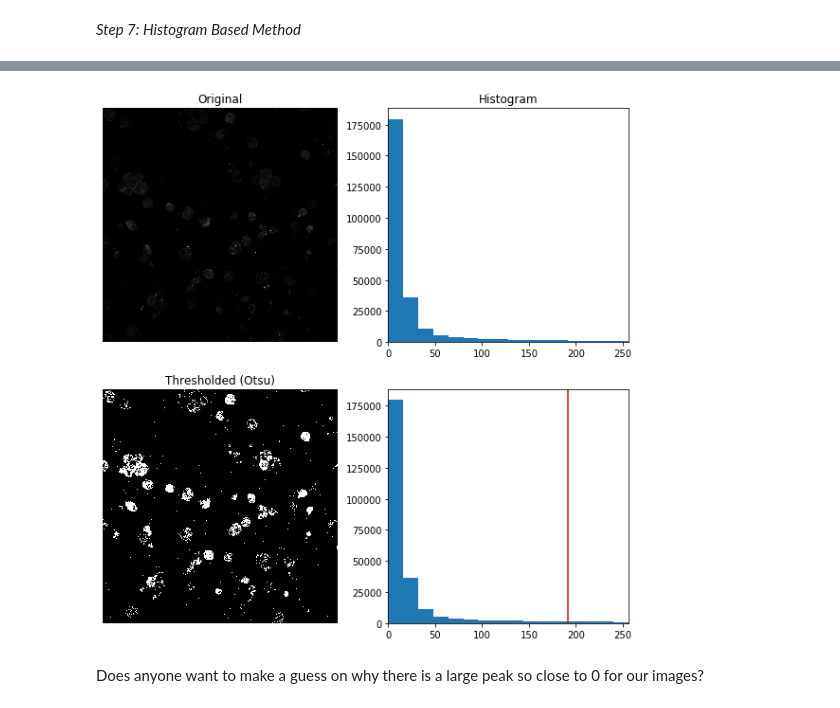
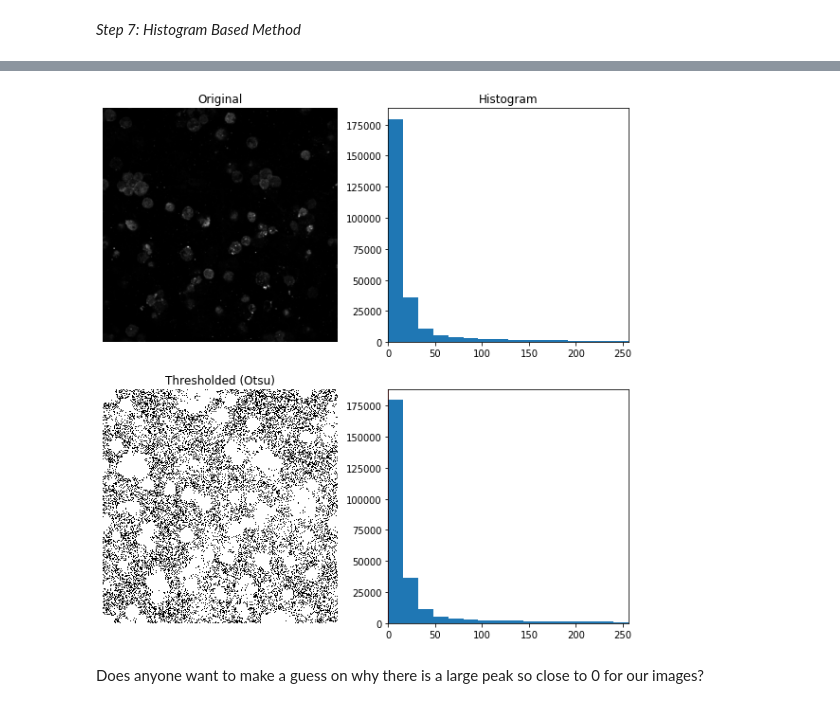
Before and after one commit to Nance-Lab/textile, a Jupyter notebook: modules/module6_iplesson.ipynb, the cells around one changed output, grey strips where cells are left out. Saved outputs shown, nothing was run; the diff lists cells and outputs as text; code cells hidden in the pictures.

Commit message:
Update module6_iplesson.ipynb
added some lines for a presentation that will be deleted later

```diff
--- a/modules/module6_iplesson.ipynb
+++ b/modules/module6_iplesson.ipynb
@@ -86,5 +86,9 @@ Anyone want to make an educated guess as to why the Minimum thresholding method
 # %% [markdown]
 *Step 7: Histogram Based Method*
 # %%
-thresh_otsu = skimage.filters.threshold_otsu(green_cell_im)
+thresh_otsu = skimage.filters.threshold_otsu(new_thresh_otsu)
 binary_otsu = green_cell_im > thresh_otsu
+
+
+#Delete Later
+new_thresh_otsu = skimage.filters.gaussian(green_cell_im, sigma=1)
@@ -93,25 +130,26 @@ NameError: name 'skimage' is not defined
 # %%
+#Change the plots back from 'new'
 fig, ax = plt.subplots(2, 2, figsize=(10, 10))
 
-ax[0, 0].imshow(green_cell_im, cmap=plt.cm.gray)
+ax[0, 0].imshow(new_thresh_otsu, cmap=plt.cm.gray)
 ax[0, 0].set_title('Original')
 
 ax[0, 1].hist(green_cell_im.ravel(), bins=256)
 ax[0, 1].set_title('Histogram')
 ax[0, 1].set_xlim((0, 256))
 
 ax[1, 0].imshow(binary_otsu, cmap=plt.cm.gray)
 ax[1, 0].set_title('Thresholded (Otsu)')
 
 ax[1, 1].hist(green_cell_im.ravel(), bins=256)
 ax[1, 1].axvline(thresh_otsu, color='r')
 ax[1, 1].set_xlim((0, 256))
 
 for a in ax[:, 0]:
     a.axis('off')
 plt.show()
 # %% [output]
-[figure, old version]
+[figure, new version]
 # %% [markdown]
 Does anyone want to make a guess on why there is a large peak so close to 0 for our images?
 # %%
```
Also changed, not shown: parts of 5 cells of this notebook.
